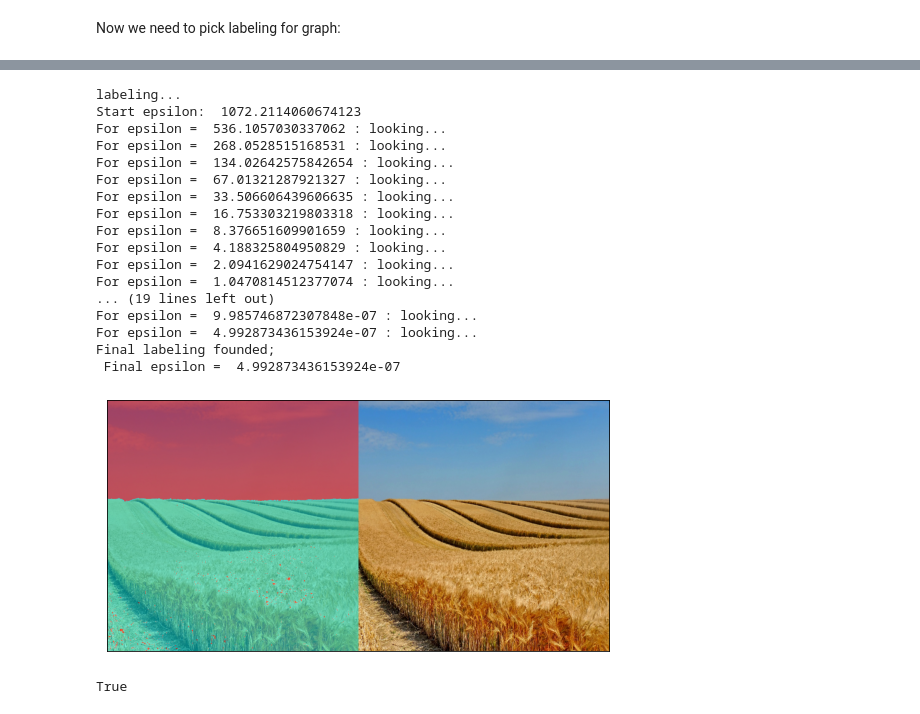
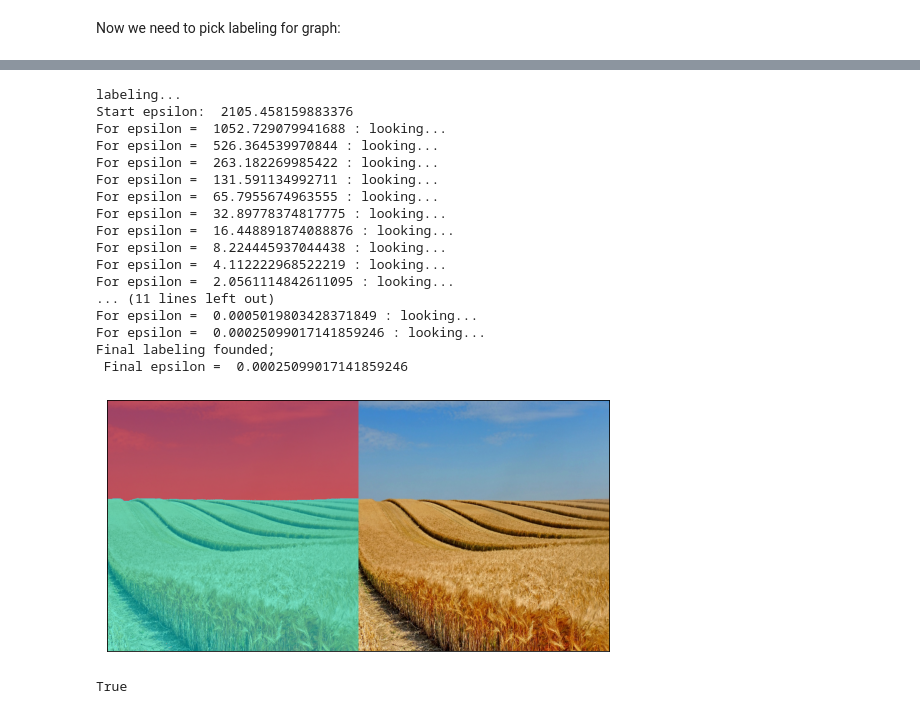
Before and after one commit to kus-machine/c5-pattern-recognition, a Jupyter notebook: lab2_pattern/lab2_j.ipynb, the cells around one changed output, grey strips where cells are left out. Cells and saved outputs as stored; diff of their text form; code cells hidden in the pictures.

```diff
--- a/lab2_pattern/lab2_j.ipynb
+++ b/lab2_pattern/lab2_j.ipynb
@@ -165,44 +164,44 @@ True
 # %%
 filename = "field3.jpg"
 img1 = imread(filename)
 scale = [512, 512]
 img1_res = resize(img1, scale).astype(np.longdouble)
-n_iterations = 20
+n_iterations = 100
 eps = 0.2
 epsilon_lower_border=10**(-20)
 mean0, mean1, cov0, cov1 = lab2.take_params(img1_res, h=.2, w=.4, offset=0.05)
 PROBS = lab2.get_probs(img1_res, mean0, mean1, cov0, cov1)
 graph = lab2.fill_graph_edges(PROBS)
 new_graph = lab2.diffusion_alg(n_iterations, graph)
 graph_for_label = copy.deepcopy(new_graph)
 labeling_graph, final_labels = lab2.labeling(graph_for_label, epsilon_lower_border=epsilon_lower_border)
 result = np.zeros_like(img1_res)
 result[..., 0] = final_labels * 255
 result[..., 1] = final_labels * 255
 result[result[..., 0] == 0] = [0, 0, 255]
 result[result[..., 1] == 0] = [0, 0, 255]
 result2 = hconcat([(img1_res/2 + result /2).astype(np.uint8), img1_res.astype(np.uint8)])
 lab2.show_image(result2)
 imwrite('result_' + filename[:-4] + '.png', result2)
 # %% [output]
 labeling...
-Start epsilon:  1072.2114060674123
-For epsilon =  536.1057030337062 : looking...
-For epsilon =  268.0528515168531 : looking...
-For epsilon =  134.02642575842654 : looking...
-For epsilon =  67.01321287921327 : looking...
-For epsilon =  33.506606439606635 : looking...
-For epsilon =  16.753303219803318 : looking...
-For epsilon =  8.376651609901659 : looking...
-For epsilon =  4.188325804950829 : looking...
-For epsilon =  2.0941629024754147 : looking...
-For epsilon =  1.0470814512377074 : looking...
-... (19 lines left out)
-For epsilon =  9.985746872307848e-07 : looking...
-For epsilon =  4.992873436153924e-07 : looking...
+Start epsilon:  2105.458159883376
+For epsilon =  1052.729079941688 : looking...
+For epsilon =  526.364539970844 : looking...
+For epsilon =  263.182269985422 : looking...
+For epsilon =  131.591134992711 : looking...
+For epsilon =  65.7955674963555 : looking...
+For epsilon =  32.89778374817775 : looking...
+For epsilon =  16.448891874088876 : looking...
+For epsilon =  8.224445937044438 : looking...
+For epsilon =  4.112222968522219 : looking...
+For epsilon =  2.0561114842611095 : looking...
+... (11 lines left out)
+For epsilon =  0.0005019803428371849 : looking...
+For epsilon =  0.00025099017141859246 : looking...
 Final labeling founded;
- Final epsilon =  4.992873436153924e-07
+ Final epsilon =  0.00025099017141859246
-[figure, old version]
+[figure, new version]
 True
 # %%
 filename = "field4.jpg"
```
Also changed, not shown: parts of 10 cells of this notebook, 1 other file.
